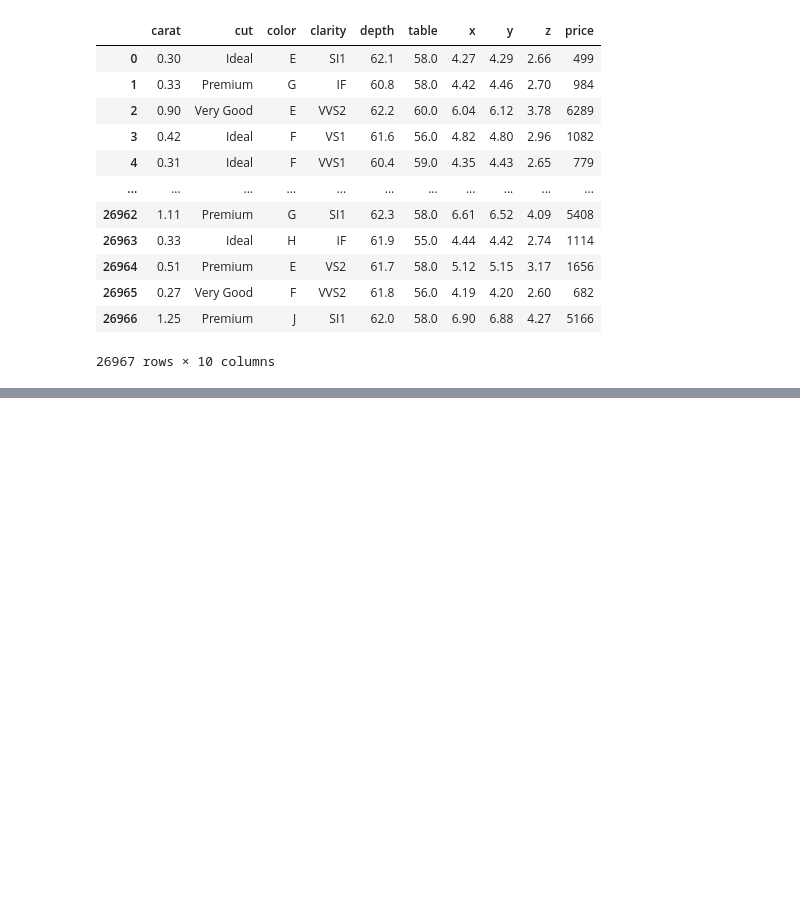
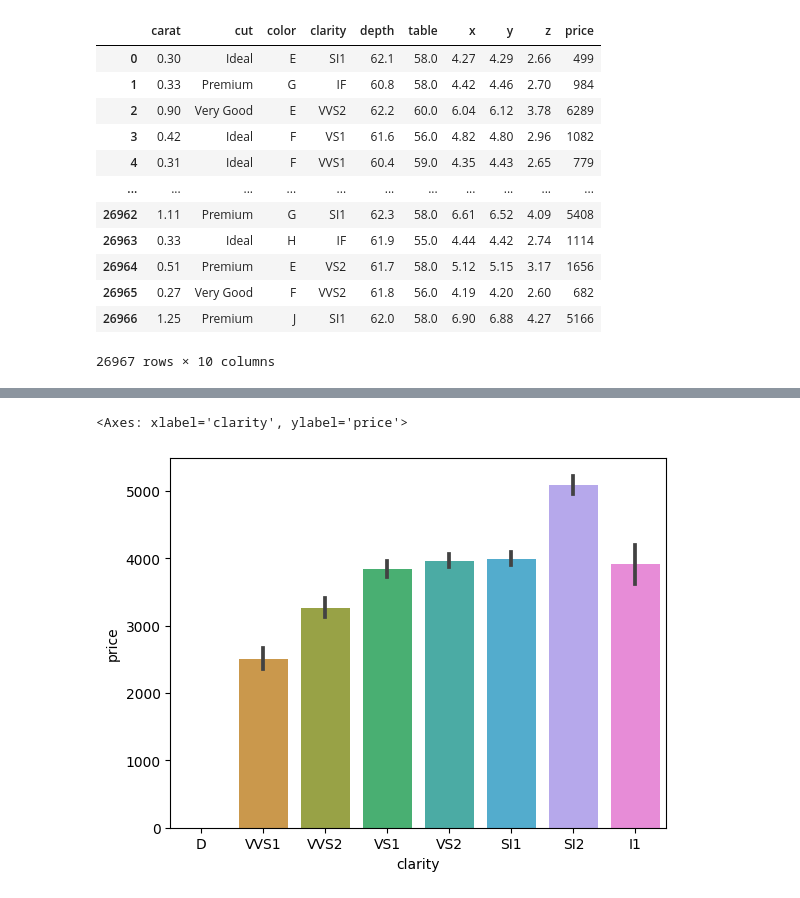
Before and after one commit to nikhil4859/Diamond-Price-Prediction, a Jupyter notebook: Diamond Price Prediction.ipynb, the cells around one changed output, grey strips where cells are left out. Saved outputs shown, nothing was run; the diff lists cells and outputs as text; code cells hidden in the pictures; blank space fills up the shorter version.

```diff
--- a/Diamond Price Prediction.ipynb
+++ b/Diamond Price Prediction.ipynb
@@ -54,0 +212,5 @@ df #checking the data frame
+# %%
+sns.barplot(data = df, y = df['price'], x = df['clarity'], order = ['D', 'VVS1', 'VVS2', 'VS1', 'VS2', 'SI1', 'SI2', 'I1'])
+# %% [output]
+<Axes: xlabel='clarity', ylabel='price'>
+[figure, added]
```
Also changed, not shown: parts of 90 cells of this notebook.
